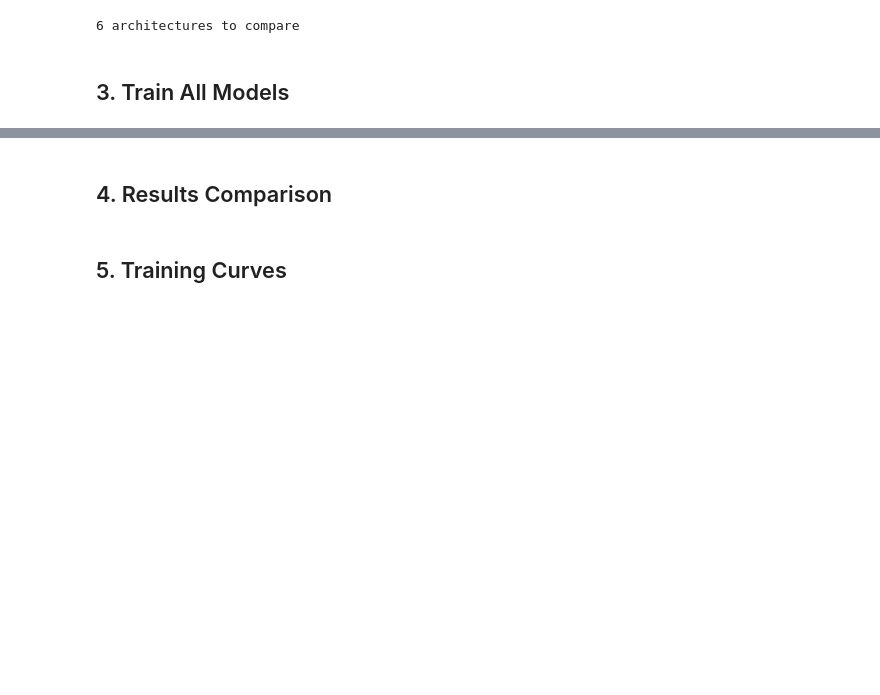
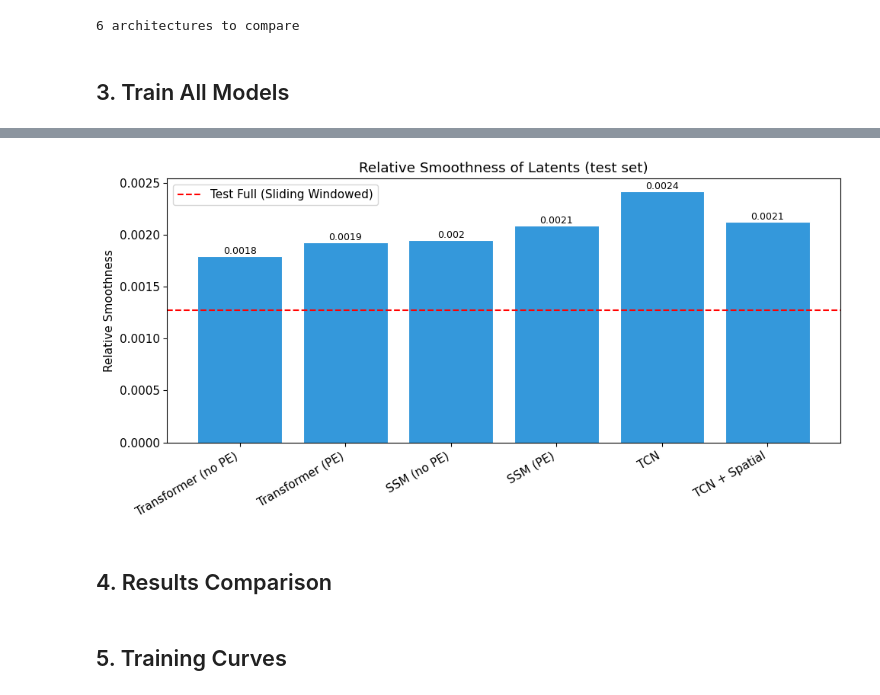
Before and after one commit to adamjeisen/JacobianODE, a Jupyter notebook: _jupyter/_sandbox/2026-02-19 - Sequence Encoders.ipynb, the cells around one changed output, grey strips where cells are left out. Saved outputs shown, nothing was run; the diff lists cells and outputs as text; code cells hidden in the pictures; blank space fills up the shorter version.

```diff
--- a/_jupyter/_sandbox/2026-02-19 - Sequence Encoders.ipynb
+++ b/_jupyter/_sandbox/2026-02-19 - Sequence Encoders.ipynb
@@ -279,3 +451,26 @@ OrderedDict([('Transformer (no PE)',
+# %%
+# Compute relative smoothness for each model
+model_names = list(results.keys())
+smoothness_values = [smoothness_relative(results[name]['latent']) for name in model_names]
+
+# Get relative smoothness for test_full sliding windowed
+test_smoothness = smoothness_relative(sliding_windows(test_full, TIME_WINDOW))
+
+# Bar plot
+fig, ax = plt.subplots(figsize=(10, 5))
+bars = ax.bar(range(len(model_names)), smoothness_values, color='#3498db', edgecolor='white', linewidth=0.8)
+ax.axhline(test_smoothness, color='red', linestyle='--', label='Test Full (Sliding Windowed)')
+ax.set_xticks(range(len(model_names)))
+ax.set_xticklabels(model_names, rotation=30, ha='right')
+ax.set_ylabel('Relative Smoothness')
+ax.set_title('Relative Smoothness of Latents (test set)')
+for bar, value in zip(bars, smoothness_values):
+    ax.text(bar.get_x() + bar.get_width()/2, bar.get_height(), f'{value:.2g}', ha='center', va='bottom', fontsize=9)
+ax.legend()
+plt.tight_layout()
+plt.show()
+# %% [output]
+[figure, added]
 # %% [markdown]
 ## 4. Results Comparison
 # %%
```
Also changed, not shown: parts of 11 cells of this notebook, 1 other file.
